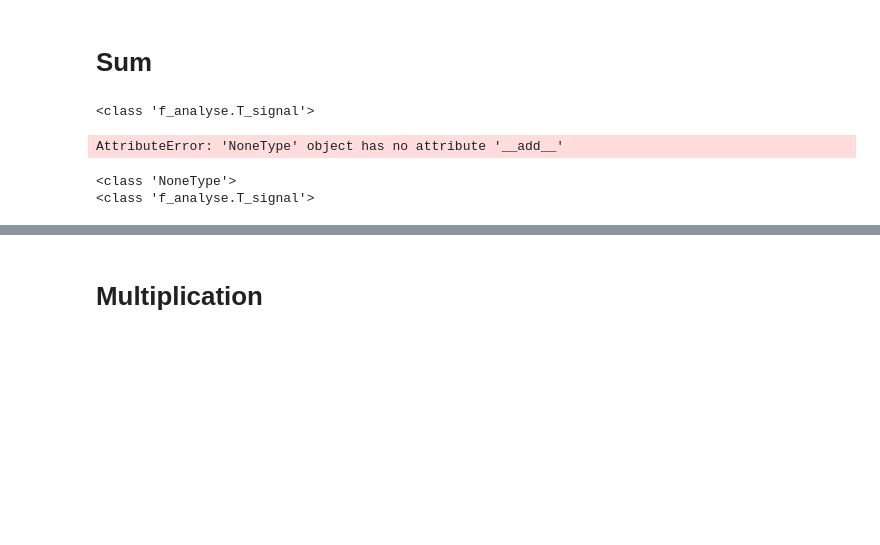
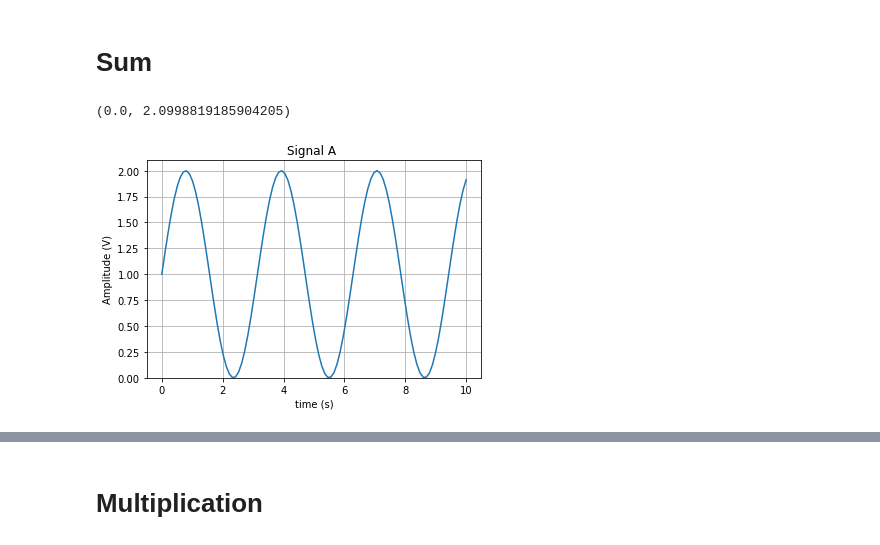
Before and after one commit to Octavius26/Data_analysis, a Jupyter notebook: demo.ipynb, the cells around one changed output, grey strips where cells are left out. Saved outputs shown, nothing was run; the diff lists cells and outputs as text; code cells hidden in the pictures; blank space fills up the shorter version.

```diff
--- a/demo.ipynb
+++ b/demo.ipynb
@@ -60,22 +44,11 @@ plt.title(f"next power of 2 (={n_used})");
 # %% [markdown]
 # Sum
-# %%
-print(type(sig0))
-sig0 + 1
-sig1 = sig0 + 1
-sig1 = sig0 + 1.5
-sig1 = sig0 + sig0.mean()
-
-sig1 = 1.5 + sig0
-sig1 = 1 + sig0
-
-sig1 = sig0 + sig0
-# %% [output]
-<class 'f_analyse.T_signal'>
-AttributeError: 'NoneType' object has no attribute '__add__'
-# %%
-print(type(sig0.SIG))
-print(type(sig0))
-# %% [output]
-<class 'NoneType'>
-<class 'f_analyse.T_signal'>
+# %%
+X = np.linspace(0,10,100)
+Y = np.sin(2*X)+1
+sigA = T_signal(data=Y,fs=10,unit='V',name='Signal A')
+sigA.plot()
+plt.ylim(0)
+# %% [output]
+(0.0, 2.0998819185904205)
+[figure, added]
```
Also changed, not shown: parts of 16 cells of this notebook, 1 other file.
